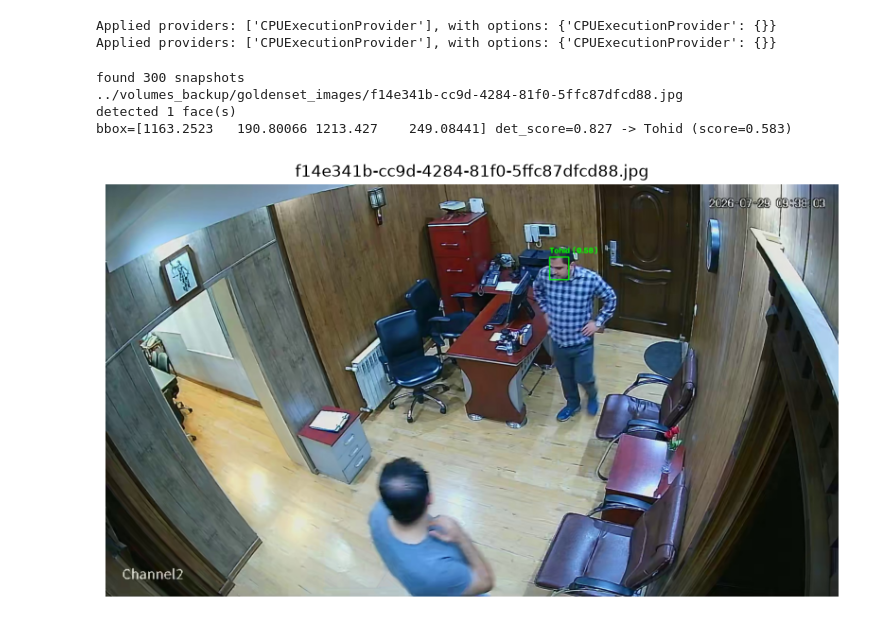
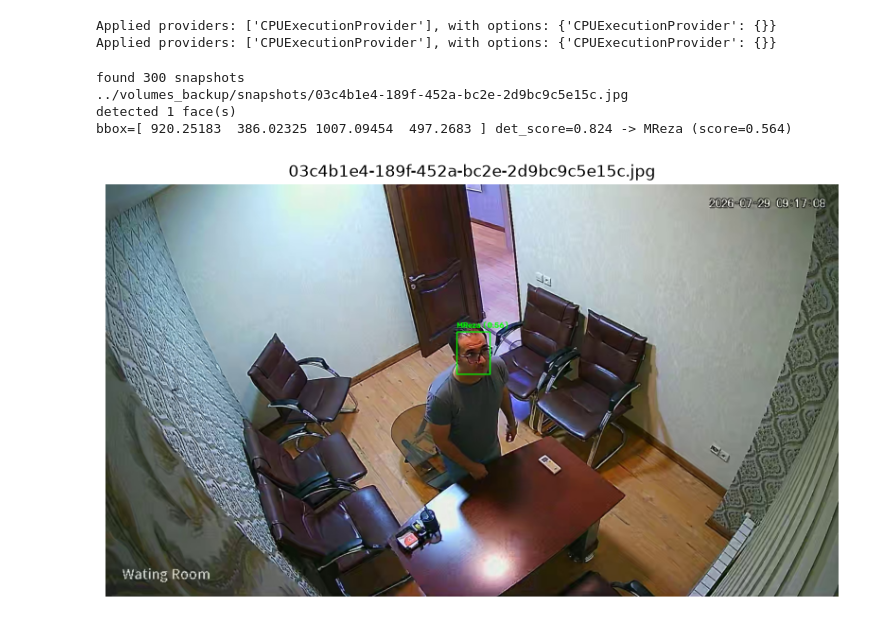
Before and after one commit to TohidTonekaboni/faceVision, a Jupyter notebook: pipeline/Identify_test.ipynb, the cells around one changed output. Drawn from its saved outputs; the diff is of its cells as text; code cells hidden in the pictures.

```diff
--- a/pipeline/Identify_test.ipynb
+++ b/pipeline/Identify_test.ipynb
@@ -20,7 +20,10 @@ snapshots_dir = Path("../volumes_backup/goldenset_images")
 image_paths = list(snapshots_dir.glob("*.jpg"))
 print(f"found {len(image_paths)} snapshots")
 
-image_path = random.choice(image_paths)
+# image_path = random.choice(image_paths)
+image_path = Path("../volumes_backup/snapshots/03c4b1e4-189f-452a-bc2e-2d9bc9c5e15c.jpg")
+
+
 print(image_path)
 
 image = cv2.imread(str(image_path))
@@ -40,33 +43,33 @@ for face in faces:
     matches.append(match)
     print(f"bbox={face.bbox} det_score={face.det_score:.3f} -> {match.label} (score={match.score:.3f})")
 
 
 
 
 vis = image.copy()
 for face, match in zip(faces, matches):
     x1, y1, x2, y2 = face.bbox.astype(int)
     color = (0, 255, 0) if match.label != "unknown" else (0, 0, 255)
     cv2.rectangle(vis, (x1, y1), (x2, y2), color, 2)
     label = f"{match.label} ({match.score:.2f})"
     cv2.putText(
         vis,
         label,
         (x1, max(y1 - 10, 0)),
         cv2.FONT_HERSHEY_SIMPLEX,
         0.7,
         color,
         2,
     )
 
 plt.figure(figsize=(10, 8))
 plt.imshow(cv2.cvtColor(vis, cv2.COLOR_BGR2RGB))
 plt.axis("off")
 plt.title(image_path.name)
 plt.show()
 # %% [output]
 found 300 snapshots
-../volumes_backup/goldenset_images/f14e341b-cc9d-4284-81f0-5ffc87dfcd88.jpg
+../volumes_backup/snapshots/03c4b1e4-189f-452a-bc2e-2d9bc9c5e15c.jpg
 detected 1 face(s)
-bbox=[1163.2523   190.80066 1213.427    249.08441] det_score=0.827 -> Tohid (score=0.583)
+bbox=[ 920.25183  386.02325 1007.09454  497.2683 ] det_score=0.824 -> MReza (score=0.564)
-[figure, old version]
+[figure, new version]
```
Also changed, not shown: parts of 2 cells of this notebook, 8 other files.
